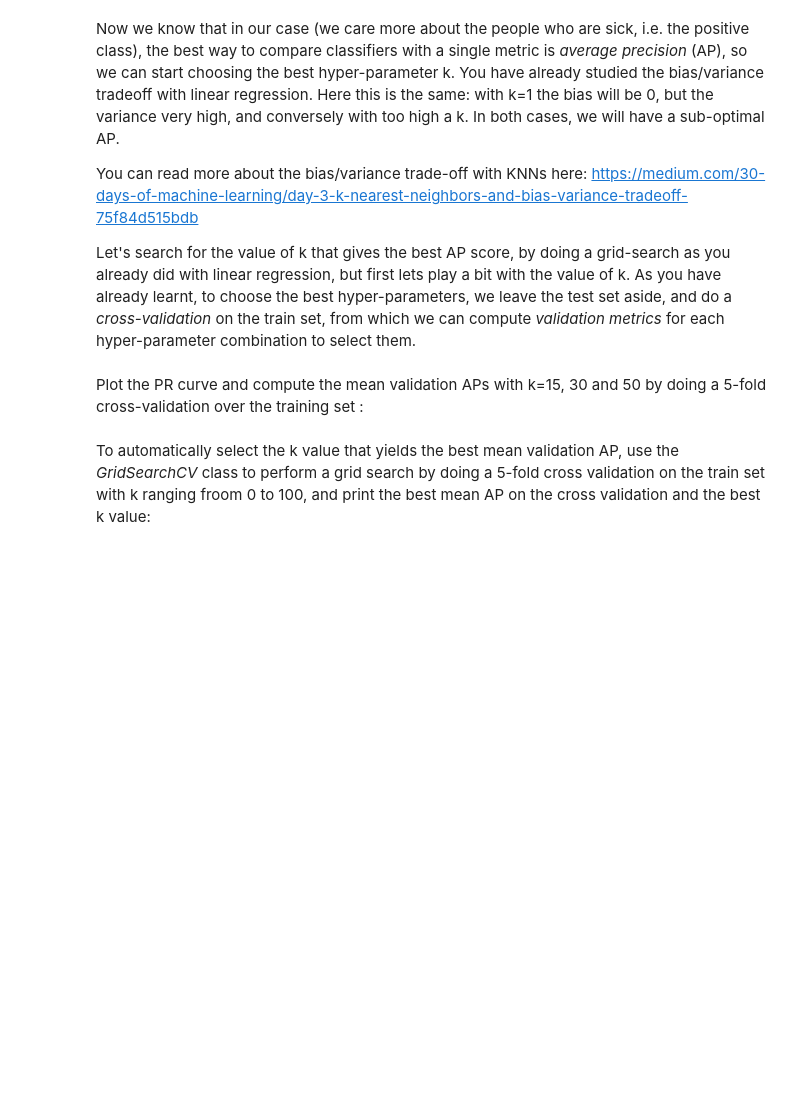
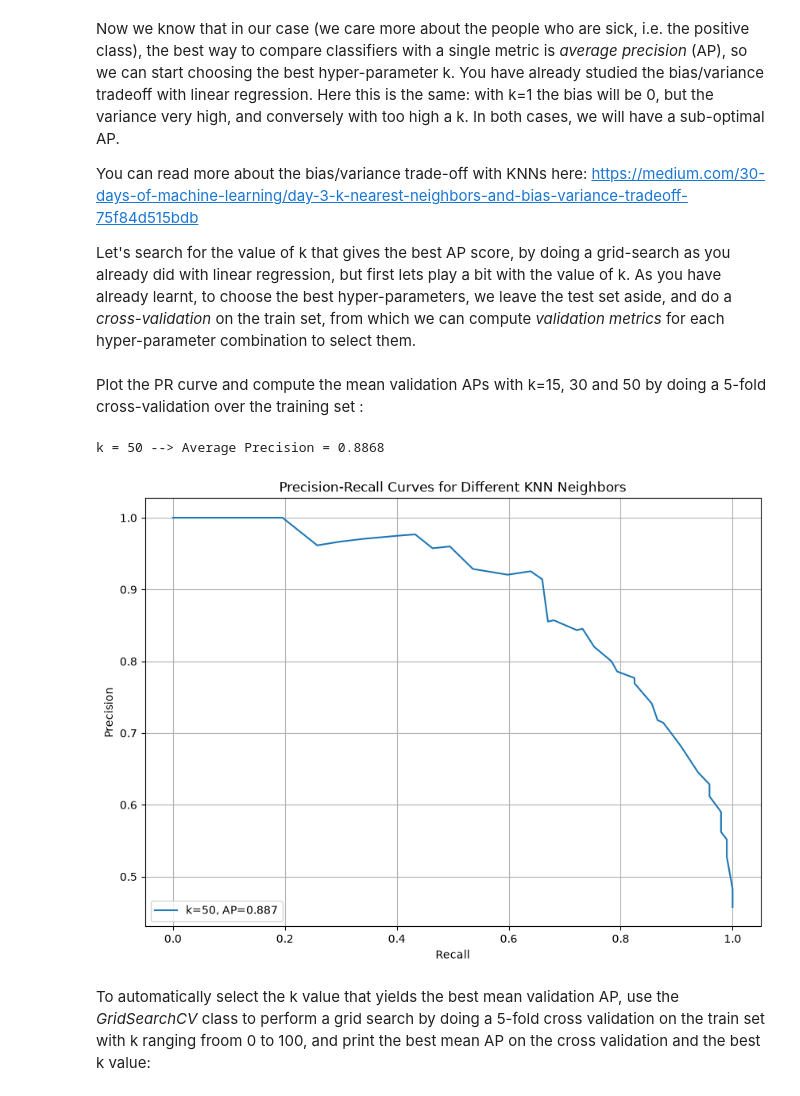
Before and after one commit to Robert-dataAI/ML2.1-classification_intro, a Jupyter notebook: notebooks/Machine_Learning_2.1_Classification.ipynb, the cells around one changed output. Saved outputs shown, nothing was run; the diff lists cells and outputs as text; code cells hidden in the pictures; blank space fills up the shorter version.

```diff
--- a/notebooks/Machine_Learning_2.1_Classification.ipynb
+++ b/notebooks/Machine_Learning_2.1_Classification.ipynb
@@ -525,3 +867,66 @@ from sklearn.model_selection import cross_val_predict
+# %%
+from sklearn.model_selection import cross_val_predict
+from sklearn.neighbors import KNeighborsClassifier
+from sklearn.metrics import precision_recall_curve, average_precision_score
+
+#TOFILL
+
+## Values of k to compare
+neighbors = [15, 30, 50]
+
+
+
+# Create KNN classifier
+# creando un clasificador KNN (K-Nearest Neighbors) y especificando cuántos vecinos debe tener en cuenta para realizar una predicción.
+# n_neighbors :Es un hiperparámetro de KNN que indica el número de vecinos más cercanos que el modelo utilizará para clasificar un nuevo paciente.
+# k es una variable que va tomando los valores de la lista neighbors.
+for k in neighbors:
+    knn_clf = KNeighborsClassifier(n_neighbors=k)
+
+"""
+¿Por qué probar diferentes valores?
+    Porque queremos encontrar el número de vecinos que proporciona el mejor rendimiento.
+        Pocos vecinos → modelo más sensible a los datos individuales (mayor varianza).
+        Muchos vecinos → modelo más generalizado, pero puede perder capacidad para detectar
+        patrones específicos (mayor sesgo).
+"""
+
+# Cross-validation predictions (probabilities)
+y_cv_proba_k = cross_val_predict(
+    knn_clf,
+    X_train_scaled,
+    y_train,
+    cv=5,
+    method='predict_proba'
+)
+
+# Calculate Precision and Recall
+precisions_k, recalls_k, thresholds_k = precision_recall_curve(
+    y_train,
+    y_cv_proba_k[:, 1]
+)
+
+# Calculate Average Precision
+ap = average_precision_score(y_train, y_cv_proba_k[:, 1])
+
+
+plt.figure(figsize=(10, 7))
+
+# Plot Precision-Recall curve
+plt.plot(recalls_k, precisions_k, label=f'k={k}, AP={ap:.3f}')
+
+print(f"k = {k} --> Average Precision = {ap:.4f}")
+
+## Configure graph
+plt.xlabel("Recall")
+plt.ylabel("Precision")
+plt.title("Precision-Recall Curves for Different KNN Neighbors")
+plt.legend(loc="lower left")
+plt.grid()
+plt.show()
+# %% [output]
+k = 50 --> Average Precision = 0.8868
+[figure, added]
 # %% [markdown]
 To automatically select the k value that yields the best mean validation AP, use the *GridSearchCV* class to perform a grid search by doing a 5-fold cross validation on the train set with k ranging froom 0 to 100, and print the best mean AP on the cross validation and the best k value:
 # %%
```
Also changed, not shown: parts of 22 cells of this notebook, 1 other file.
